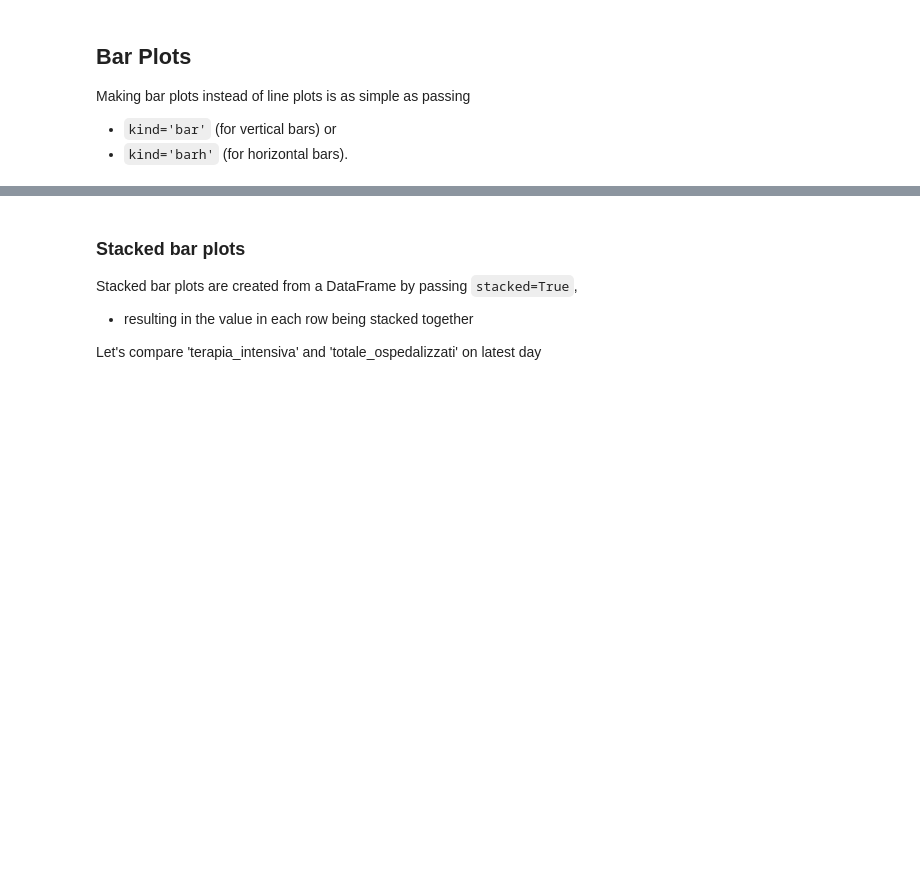
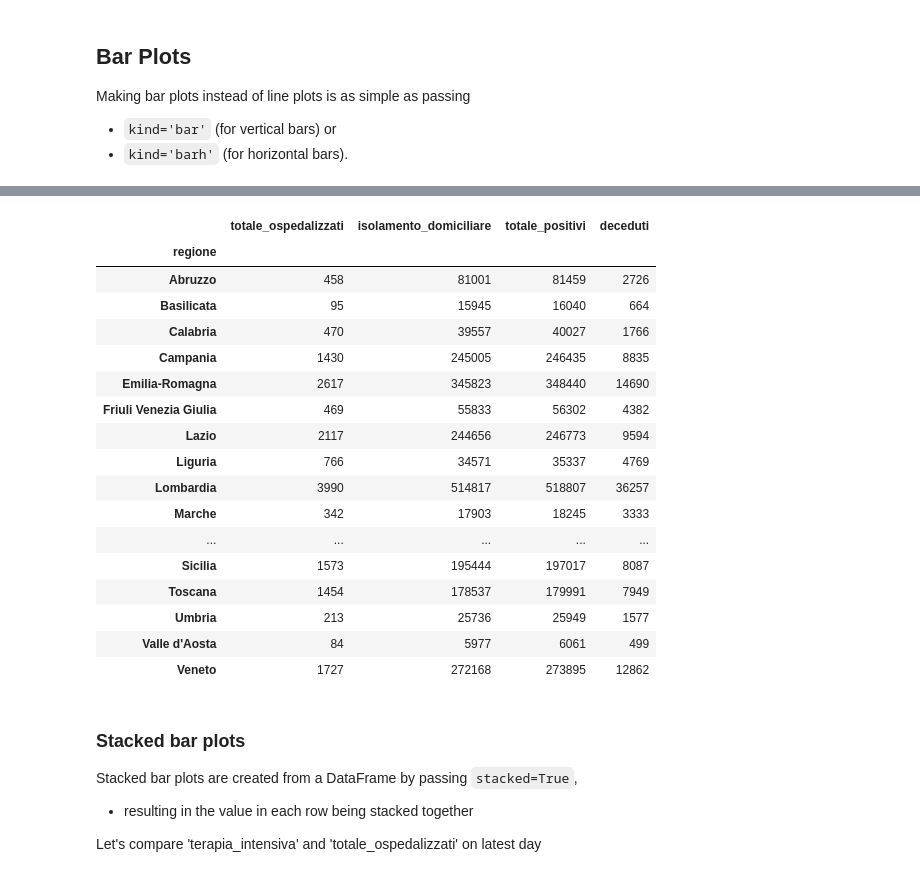
Before and after one commit to EMbeDS-education/IPDPP-GSSI-20212022, a Jupyter notebook: jupyter/jupyterNotebooks/Part1_NumPy_Pandas.ipynb, the cells around one changed output, grey strips where cells are left out. Saved outputs shown, nothing was run; the diff lists cells and outputs as text; code cells hidden in the pictures; blank space fills up the shorter version.

```diff
--- a/jupyter/jupyterNotebooks/Part1_NumPy_Pandas.ipynb
+++ b/jupyter/jupyterNotebooks/Part1_NumPy_Pandas.ipynb
@@ -3563,3 +3604,24 @@ cov_regions_last_day[['totale_ospedalizzati','isolamento_domiciliare','totale_po
+# %%
+cov_regions_last_day[['totale_ospedalizzati','isolamento_domiciliare','totale_positivi','deceduti']]
+# %% [output]
+|  | totale_ospedalizzati | isolamento_domiciliare | totale_positivi | deceduti |
+| regione |  |  |  |  |
+| Abruzzo | 458 | 81001 | 81459 | 2726 |
+| Basilicata | 95 | 15945 | 16040 | 664 |
+| Calabria | 470 | 39557 | 40027 | 1766 |
+| Campania | 1430 | 245005 | 246435 | 8835 |
+| Emilia-Romagna | 2617 | 345823 | 348440 | 14690 |
+| Friuli Venezia Giulia | 469 | 55833 | 56302 | 4382 |
+| Lazio | 2117 | 244656 | 246773 | 9594 |
+| Liguria | 766 | 34571 | 35337 | 4769 |
+| Lombardia | 3990 | 514817 | 518807 | 36257 |
+| Marche | 342 | 17903 | 18245 | 3333 |
+| ... | ... | ... | ... | ... |
+| Sicilia | 1573 | 195444 | 197017 | 8087 |
+| Toscana | 1454 | 178537 | 179991 | 7949 |
+| Umbria | 213 | 25736 | 25949 | 1577 |
+| Valle d'Aosta | 84 | 5977 | 6061 | 499 |
+| Veneto | 1727 | 272168 | 273895 | 12862 |
 # %% [markdown]
 ### Stacked bar plots
 Stacked bar plots are created from a DataFrame by passing `stacked=True`,
```
Also changed, not shown: parts of 30 cells of this notebook.
